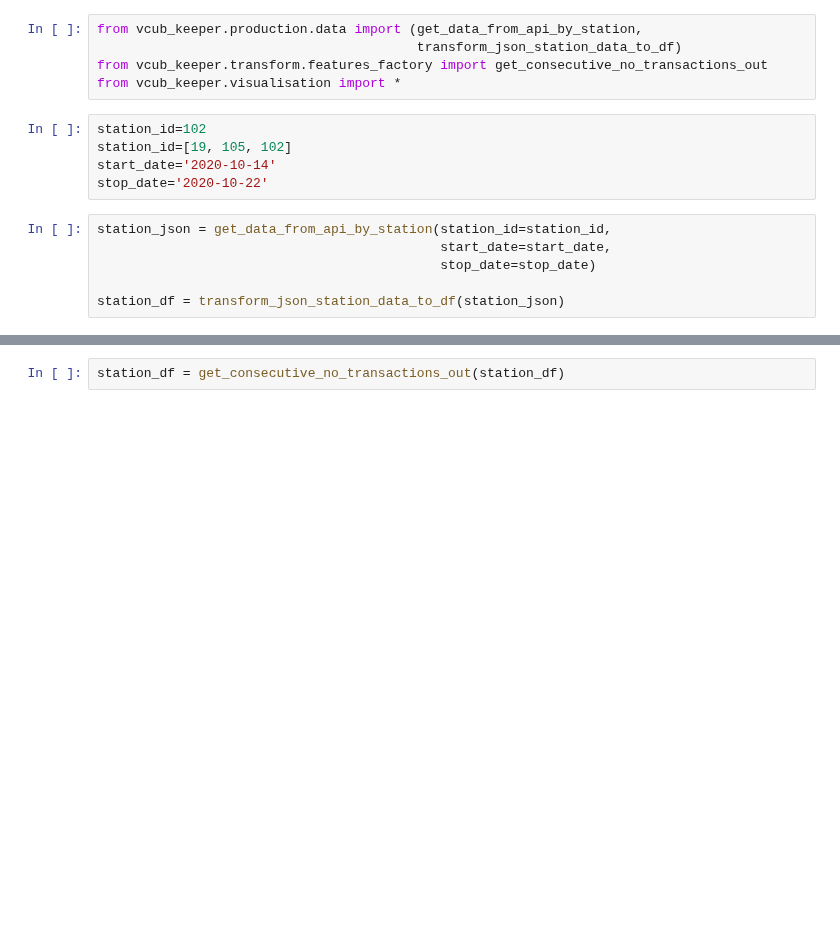
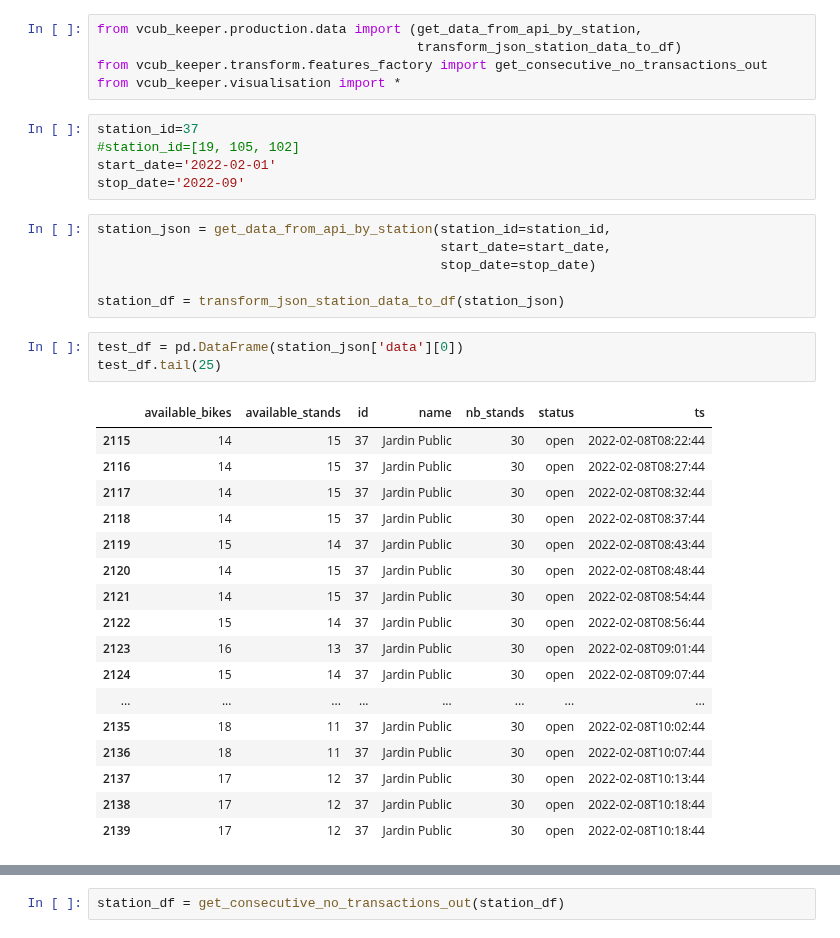
Before and after one commit to armgilles/vcub_keeper, a Jupyter notebook: notebooks/03_production/01_get_data_from_API.ipynb, the cells around one changed output, grey strips where cells are left out. Saved outputs shown, nothing was run; the diff lists cells and outputs as text; blank space fills up the shorter version.

```diff
--- a/notebooks/03_production/01_get_data_from_API.ipynb
+++ b/notebooks/03_production/01_get_data_from_API.ipynb
@@ -274,14 +285,35 @@ from vcub_keeper.production.data import (get_data_from_api_by_station,
 from vcub_keeper.transform.features_factory import get_consecutive_no_transactions_out
 from vcub_keeper.visualisation import *
 # %%
-station_id=102
-station_id=[19, 105, 102]
-start_date='2020-10-14'
-stop_date='2020-10-22'
+station_id=37
+#station_id=[19, 105, 102]
+start_date='2022-02-01'
+stop_date='2022-09'
 # %%
 station_json = get_data_from_api_by_station(station_id=station_id,
                                             start_date=start_date,
                                             stop_date=stop_date)
 
 station_df = transform_json_station_data_to_df(station_json)
+# %%
+test_df = pd.DataFrame(station_json['data'][0])
+test_df.tail(25)
+# %% [output]
+|  | available_bikes | available_stands | id | name | nb_stands | status | ts |
+| 2115 | 14 | 15 | 37 | Jardin Public | 30 | open | 2022-02-08T08:22:44 |
+| 2116 | 14 | 15 | 37 | Jardin Public | 30 | open | 2022-02-08T08:27:44 |
+| 2117 | 14 | 15 | 37 | Jardin Public | 30 | open | 2022-02-08T08:32:44 |
+| 2118 | 14 | 15 | 37 | Jardin Public | 30 | open | 2022-02-08T08:37:44 |
+| 2119 | 15 | 14 | 37 | Jardin Public | 30 | open | 2022-02-08T08:43:44 |
+| 2120 | 14 | 15 | 37 | Jardin Public | 30 | open | 2022-02-08T08:48:44 |
+| 2121 | 14 | 15 | 37 | Jardin Public | 30 | open | 2022-02-08T08:54:44 |
+| 2122 | 15 | 14 | 37 | Jardin Public | 30 | open | 2022-02-08T08:56:44 |
+| 2123 | 16 | 13 | 37 | Jardin Public | 30 | open | 2022-02-08T09:01:44 |
+| 2124 | 15 | 14 | 37 | Jardin Public | 30 | open | 2022-02-08T09:07:44 |
+| ... | ... | ... | ... | ... | ... | ... | ... |
+| 2135 | 18 | 11 | 37 | Jardin Public | 30 | open | 2022-02-08T10:02:44 |
+| 2136 | 18 | 11 | 37 | Jardin Public | 30 | open | 2022-02-08T10:07:44 |
+| 2137 | 17 | 12 | 37 | Jardin Public | 30 | open | 2022-02-08T10:13:44 |
+| 2138 | 17 | 12 | 37 | Jardin Public | 30 | open | 2022-02-08T10:18:44 |
+| 2139 | 17 | 12 | 37 | Jardin Public | 30 | open | 2022-02-08T10:18:44 |
 # %%
```
Also changed, not shown: parts of 41 cells of this notebook, 2 other files.
